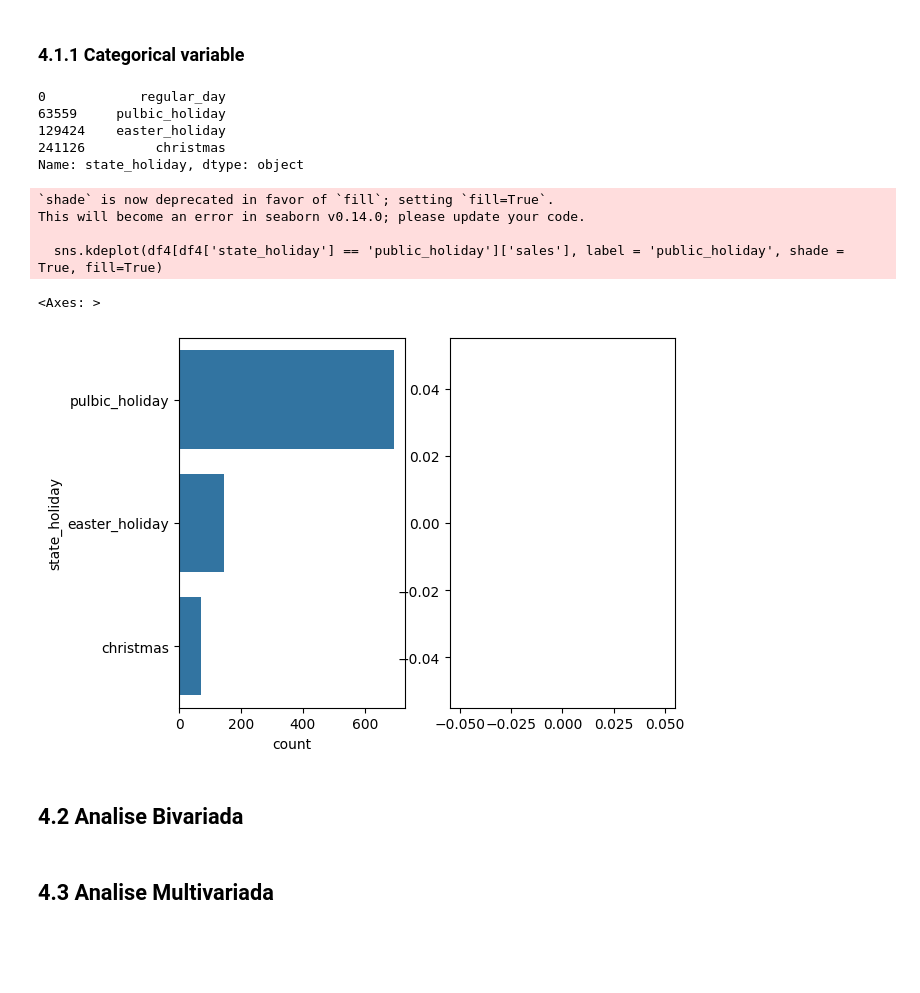
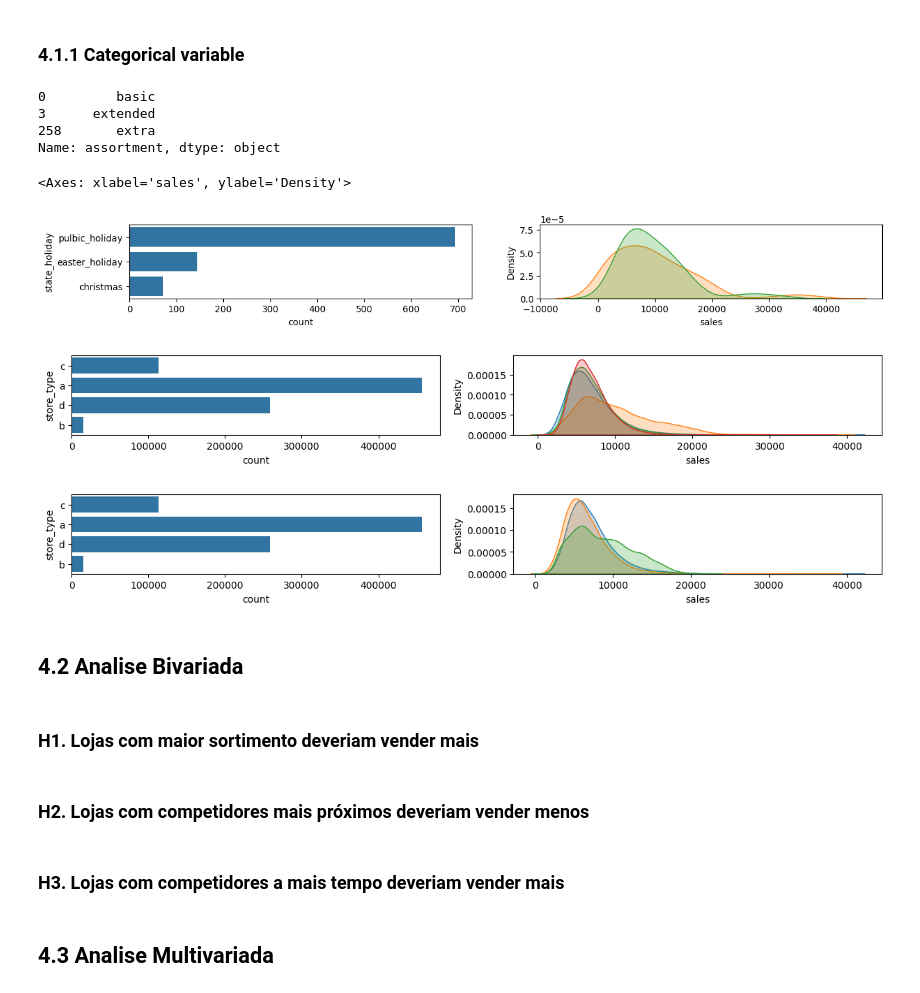
Before and after one commit to raphaelcastelar/project-rossman-sales-prediction, a Jupyter notebook: rossman_sales_prediction.ipynb, the cells around one changed output. Drawn from its saved outputs; the diff is of its cells as text; code cells hidden in the pictures; blank space fills up the shorter version.

```diff
--- a/rossman_sales_prediction.ipynb
+++ b/rossman_sales_prediction.ipynb
@@ -371,28 +372,57 @@ num_attributes.hist(bins=25);
 # %% [markdown]
 ### 4.1.1 Categorical variable
 # %%
-df4['state_holiday'].drop_duplicates()
+df4['assortment'].drop_duplicates()
 # %% [output]
-0            regular_day
-63559     pulbic_holiday
-129424    easter_holiday
-241126         christmas
-Name: state_holiday, dtype: object
+0         basic
+3      extended
+258       extra
+Name: assortment, dtype: object
-# %%
-# state_holiday
-plt.subplot(1,2,1)
-a = df4[df4['state_holiday']!= 'regular_day']
-sns.countplot(a['state_holiday'])
-plt.subplot(1,2,2)
-sns.kdeplot(df4[df4['state_holiday'] == 'public_holiday']['sales'], label = 'public_holiday', shade = True)
-# %% [output]
-`shade` is now deprecated in favor of `fill`; setting `fill=True`.
-This will become an error in seaborn v0.14.0; please update your code.
-
-  sns.kdeplot(df4[df4['state_holiday'] == 'public_holiday']['sales'], label = 'public_holiday', shade = True, fill=True)
-<Axes: >
-[figure, removed]
+# %%
+# state_holiday
+plt.figure(figsize=(15,5))
+plt.subplot(3,2,1)
+a = df4[df4['state_holiday']!= 'regular_day']
+sns.countplot(a['state_holiday'])
+
+plt.subplot(3,2,2)
+sns.kdeplot(df4[df4['state_holiday'] == 'public_holiday']['sales'], label = 'public_holiday', fill = True)
+sns.kdeplot(df4[df4['state_holiday'] == 'easter_holiday']['sales'], label = 'easter_holiday', fill = True)
+sns.kdeplot(df4[df4['state_holiday'] == 'christmas']['sales'], label = 'christmas', fill = True)
+
+# store_type
+plt.figure(figsize=(15,5))
+plt.subplot(3,2,3)
+sns.countplot(df4['store_type'])
+
+plt.subplot(3,2,4)
+sns.kdeplot(df4[df4['store_type'] == 'a']['sales'], label = 'a', fill = True)
+sns.kdeplot(df4[df4['store_type'] == 'b']['sales'], label = 'b', fill = True)
+sns.kdeplot(df4[df4['store_type'] == 'c']['sales'], label = 'c', fill = True)
+sns.kdeplot(df4[df4['store_type'] == 'd']['sales'], label = 'd', fill = True)
+
+#assortment
+
+plt.figure(figsize=(15,5))
+plt.subplot(3,2,5)
+sns.countplot(df4['store_type'])
+
+plt.subplot(3,2,6)
+sns.kdeplot(df4[df4['assortment'] == 'extended']['sales'], label = 'extended', fill = True)
+sns.kdeplot(df4[df4['assortment'] == 'basic']['sales'], label = 'basic', fill = True)
+sns.kdeplot(df4[df4['assortment'] == 'extra']['sales'], label = 'extra', fill = True)
+# %% [output]
+<Axes: xlabel='sales', ylabel='Density'>
+[figure, added]
+[figure, added]
+[figure, added]
 # %% [markdown]
 ## 4.2 Analise Bivariada
+# %% [markdown]
+### H1. Lojas com maior sortimento deveriam vender mais
+# %% [markdown]
+### H2. Lojas com competidores mais próximos deveriam vender menos
+# %% [markdown]
+### H3. Lojas com competidores a mais tempo deveriam vender mais
 # %% [markdown]
 ## 4.3 Analise Multivariada
```
Also changed, not shown: parts of 1 cell of this notebook.
